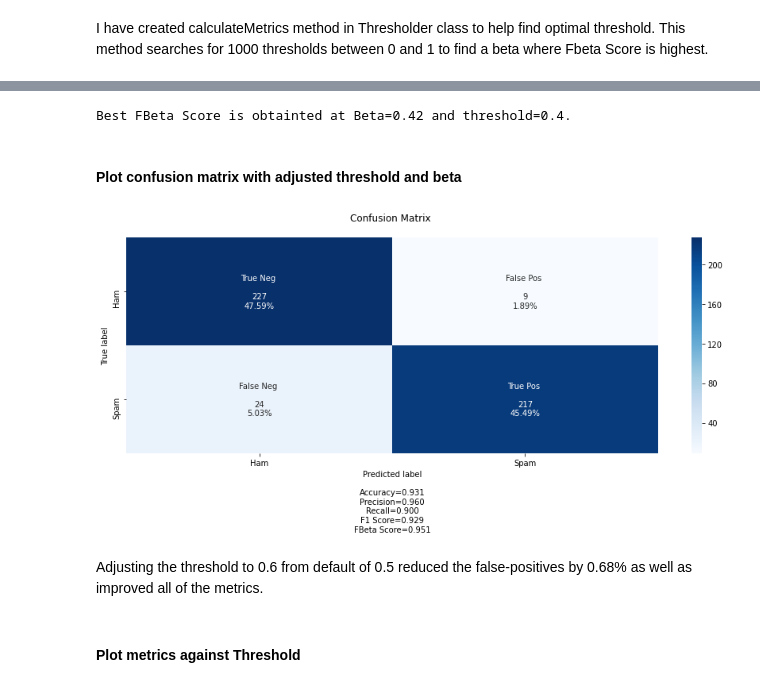
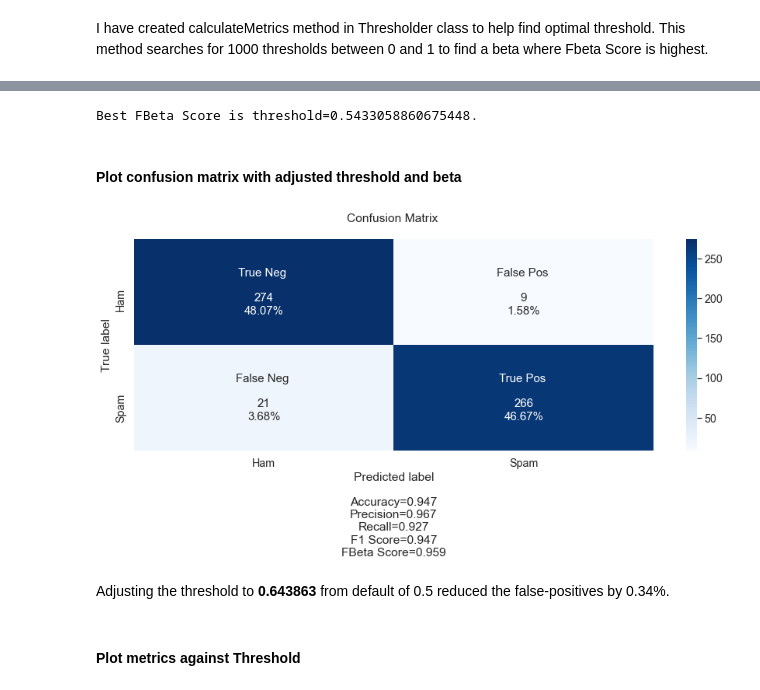
Before and after one commit to Preeti24/Youtube-comments, a Jupyter notebook: Machine Learning.ipynb, the cells around one changed output, grey strips where cells are left out. Cells and saved outputs as stored; diff of their text form; code cells hidden in the pictures.

```diff
--- a/Machine Learning.ipynb
+++ b/Machine Learning.ipynb
@@ -171,9 +178,10 @@ I used ROC_AUC to select the best performing model.
 # %%
 classifier=LogisticRegression()
 param_grid={'clf__C':(0.1,0.5,1,1.5,2,20,50,100,500)}
+n_splits=5
 
-gridSearcher_lr=Helper.GridSearcher(X_train, y_train,n_splits=5,vectorizer=bestVectorizer,
-                                     clf=classifier, param_grid=param_grid)
+helper=Helper.GridSearcher(n_splits, vectorizer=bestVectorizer, clf=classifier, param_grid=param_grid)
+gridSearcher_lr=helper.fit(X_train,y_train)
 
 print(' Logistic Regression: \n\n Best Parameters:', gridSearcher_lr.best_params,'\n Best Score:', gridSearcher_lr.best_score)
 # %% [output]
@@ -323,0 +317,7 @@ metrics_df.head().style.highlight_max(axis=0,subset=['FBeta'])
+# %%
+metric_df=helper.metric_df
+
+metric_df.sort_values(by='FBeta',ascending=False,inplace=True)
+metric_df.reset_index(drop=True,inplace=True)
+
+metric_df.head().style.highlight_max(axis=0,subset=['FBeta'])
@@ -324,35 +331,32 @@ metrics_df.head().style.highlight_max(axis=0,subset=['FBeta'])
 # %%
-bestThreshold=metrics_df['Threshold'].iloc[0]
-bestBeta=metrics_df['Beta'].iloc[0]
+bestThreshold=metric_df['Threshold'].iloc[0]
 
-print('Best FBeta Score is obtainted at Beta={} and threshold={}.'
-      .format(bestThreshold,bestBeta))
+print('Best FBeta Score is threshold={}.'
+      .format(bestThreshold))
 # %% [output]
-Best FBeta Score is obtainted at Beta=0.42 and threshold=0.4.
+Best FBeta Score is threshold=0.5433058860675448.
 # %% [markdown]
 #### Plot confusion matrix with adjusted threshold and beta
+# %%
+def adjustThreshold(predict_proba,threshold):
+    predict_newThreshold=[]
+    for prob in predict_proba:
+        if prob<threshold:
+            predict_newThreshold.append(0)
+        else:
+            predict_newThreshold.append(1)
+    return predict_newThreshold
 # %%
-def adjustThreshold(predict_proba,adjustedThreshold):
-    predict_newThreshold=[]
-    for prob in predict_proba:
-        if prob<adjustedThreshold:
-            predict_newThreshold.append(0)
-        else:
-            predict_newThreshold.append(1)
-    return predict_newThreshold
+predict_proba=fittedWinnerModel.predict_proba(X_test)[:,1]
 
-predict_proba=fittedWinnerModel.predict_proba(X_test['CleanWordList'])[:,1]
 
-adjustedThreshold=bestThreshold
-beta=bestBeta
-
-cm=confusion_matrix(y_test.astype(int),adjustThreshold(predict_proba,adjustedThreshold=adjustedThreshold))
+cm=confusion_matrix(y_test.astype(int),adjustThreshold(predict_proba,threshold=bestThreshold))
 cf_matrix.make_confusion_matrix(cm,figsize=(15,5),categories=['Ham','Spam'],
-                                title='Confusion Matrix \n',group_names=labels,beta=beta)
+                                title='Confusion Matrix \n',group_names=labels,beta=0.5)
 # %% [output]
-[figure, old version]
+[figure, new version]
 # %% [markdown]
-Adjusting the threshold to 0.6 from default of 0.5 reduced the false-positives by 0.68% as well as improved all of the metrics.
+Adjusting the threshold to **0.643863** from default of 0.5 reduced the false-positives by 0.34%.
 # %% [markdown]
 #### Plot metrics against Threshold
 # %%
```
Also changed, not shown: parts of 37 cells of this notebook.
